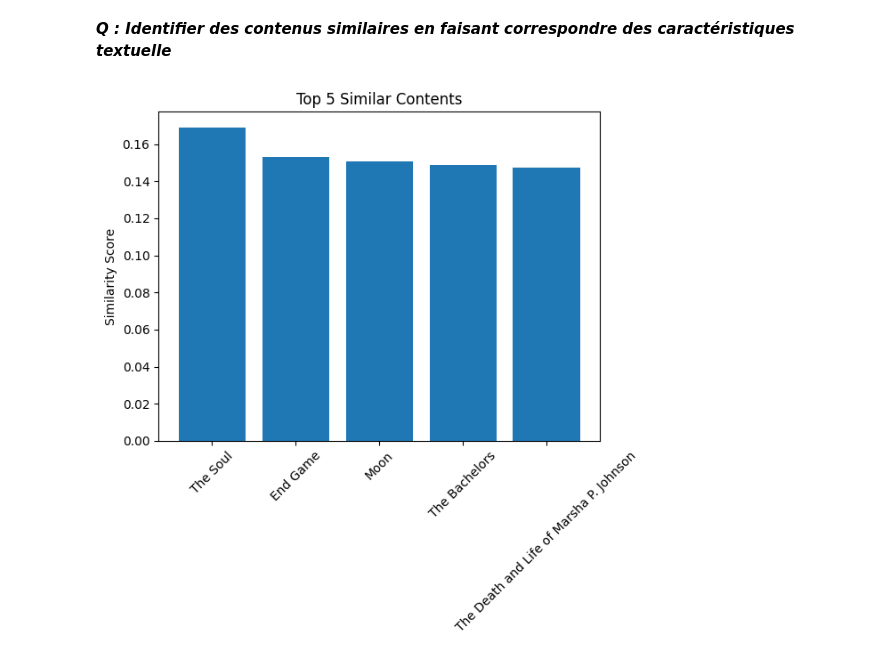
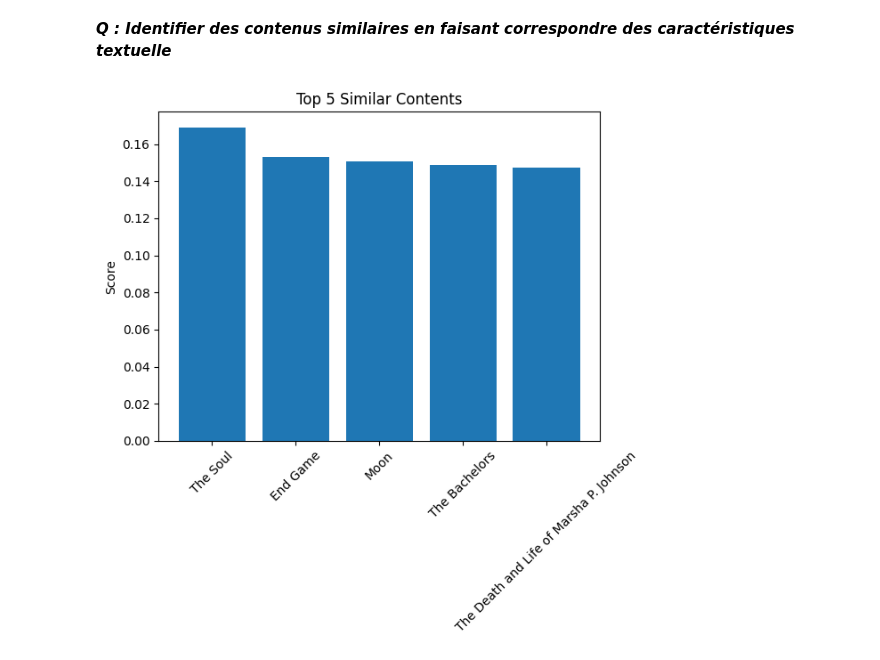
Before and after one commit to NamousNassim/Project_ADD, a Jupyter notebook: G2_08.ipynb, the cells around one changed output. Cells and saved outputs as stored; diff of their text form; code cells hidden in the pictures.

```diff
--- a/G2_08.ipynb
+++ b/G2_08.ipynb
@@ -240,27 +240,28 @@ plt.show()
 # %%
 from sklearn.feature_extraction.text import TfidfVectorizer
 from sklearn.metrics.pairwise import cosine_similarity
 
 descriptions = df['description']
 
 
 vectorizer = TfidfVectorizer()
 tfidf_matrix = vectorizer.fit_transform(descriptions)
 cosine_sim = cosine_similarity(tfidf_matrix)
+#print(cosine_sim)
 
-content_index = 0
 
-similar_contents = list(enumerate(cosine_sim[content_index]))
+
+similar_contents = list(enumerate(cosine_sim[0]))
 similar_contents = sorted(similar_contents, key=lambda x: x[1], reverse=True)
 
 titles = [df['title'].iloc[content[0]] for content in similar_contents[1:6]]
 
 scores = [content[1] for content in similar_contents[1:6]]
 
 plt.bar(titles, scores)
-plt.ylabel('Similarity Score')
+plt.ylabel('Score')
 plt.title('Top 5 Similar Contents')
 plt.xticks(rotation=45)
 plt.show()
 # %% [output]
-[figure, old version]
+[figure, new version]
```
Also changed, not shown: parts of 1 cell of this notebook, 1 other file.
